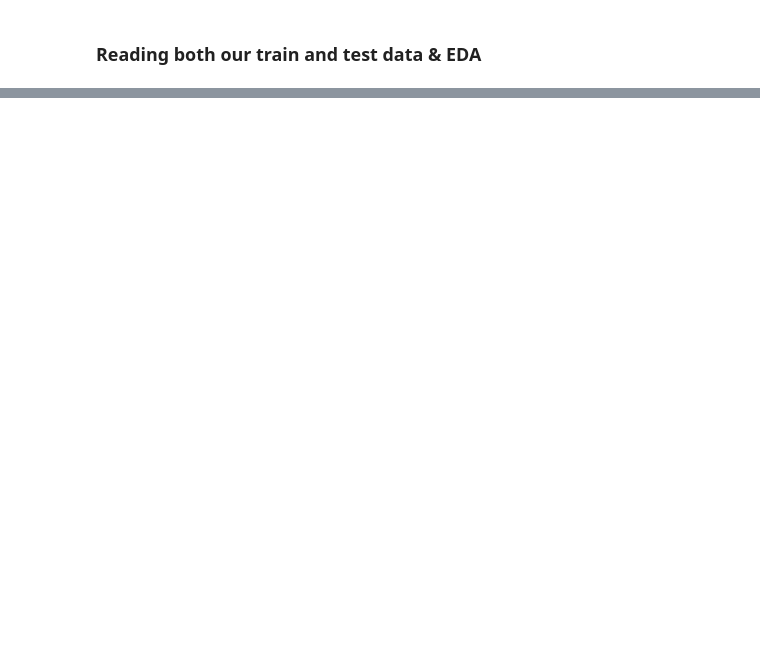
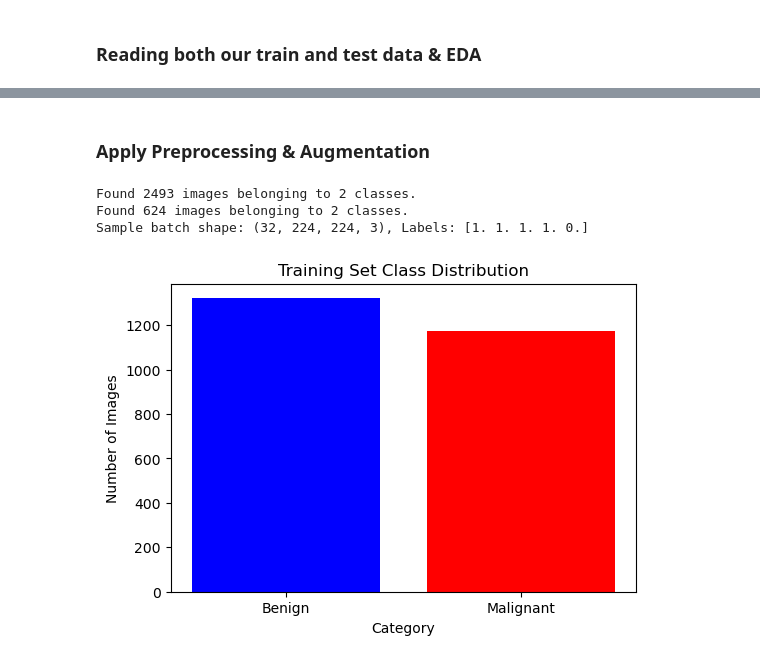
Before and after one commit to adobea-dev/Melanoma-Cancer-Image-Analysis, a Jupyter notebook: Melanoma_Cancer_Image_analysis.ipynb, the cells around one changed output, grey strips where cells are left out. Cells and saved outputs as stored; diff of their text form; code cells hidden in the pictures; blank space fills up the shorter version.

```diff
--- a/Melanoma_Cancer_Image_analysis.ipynb
+++ b/Melanoma_Cancer_Image_analysis.ipynb
@@ -188,0 +154,63 @@ class_weights = dict(enumerate(class_weights))
+# %% [markdown]
+### Apply Preprocessing & Augmentation
+# %%
+# Define image size and batch size
+IMG_SIZE = (224, 224)
+BATCH_SIZE = 32
+
+# Data augmentation for training set
+train_datagen = ImageDataGenerator(
+    rescale=1./255,
+    rotation_range=40,
+    width_shift_range=0.2,
+    height_shift_range=0.2,
+    shear_range=0.2,
+    zoom_range=0.3,
+    horizontal_flip=True,
+    fill_mode='nearest'
+)
+
+# Only rescale for validation set (no augmentation)
+val_datagen = ImageDataGenerator(rescale=1./255)
+
+# Load images
+train_generator = train_datagen.flow_from_directory(
+    train_dir,
+    target_size=IMG_SIZE,
+    batch_size=BATCH_SIZE,
+    class_mode='binary'  # Binary classification: Benign vs. Malignant
+)
+
+val_generator = val_datagen.flow_from_directory(
+    val_dir,
+    target_size=IMG_SIZE,
+    batch_size=BATCH_SIZE,
+    class_mode='binary'
+)
+
+# Check batch shape
+sample_images, sample_labels = next(train_generator)
+print(f"Sample batch shape: {sample_images.shape}, Labels: {sample_labels[:5]}")
+# %% [output]
+Found 2493 images belonging to 2 classes.
+Found 624 images belonging to 2 classes.
+Sample batch shape: (32, 224, 224, 3), Labels: [1. 1. 1. 1. 0.]
+# %%
+#checking if there's an imbalance in train generator
+# class labels
+class_labels = ["Benign", "Malignant"]
+
+# Count occurrences of each class
+benign_count = sum(train_generator.classes == 0)
+malignant_count = sum(train_generator.classes == 1)
+
+# Bar plot for class distribution
+plt.figure(figsize=(6, 4))
+plt.bar(class_labels, [benign_count, malignant_count], color=['blue', 'red'])
+
+plt.xlabel("Category")
+plt.ylabel("Number of Images")
+plt.title("Training Set Class Distribution")
+plt.show()
+# %% [output]
+[figure, added]
```
Also changed, not shown: parts of 47 cells of this notebook.
